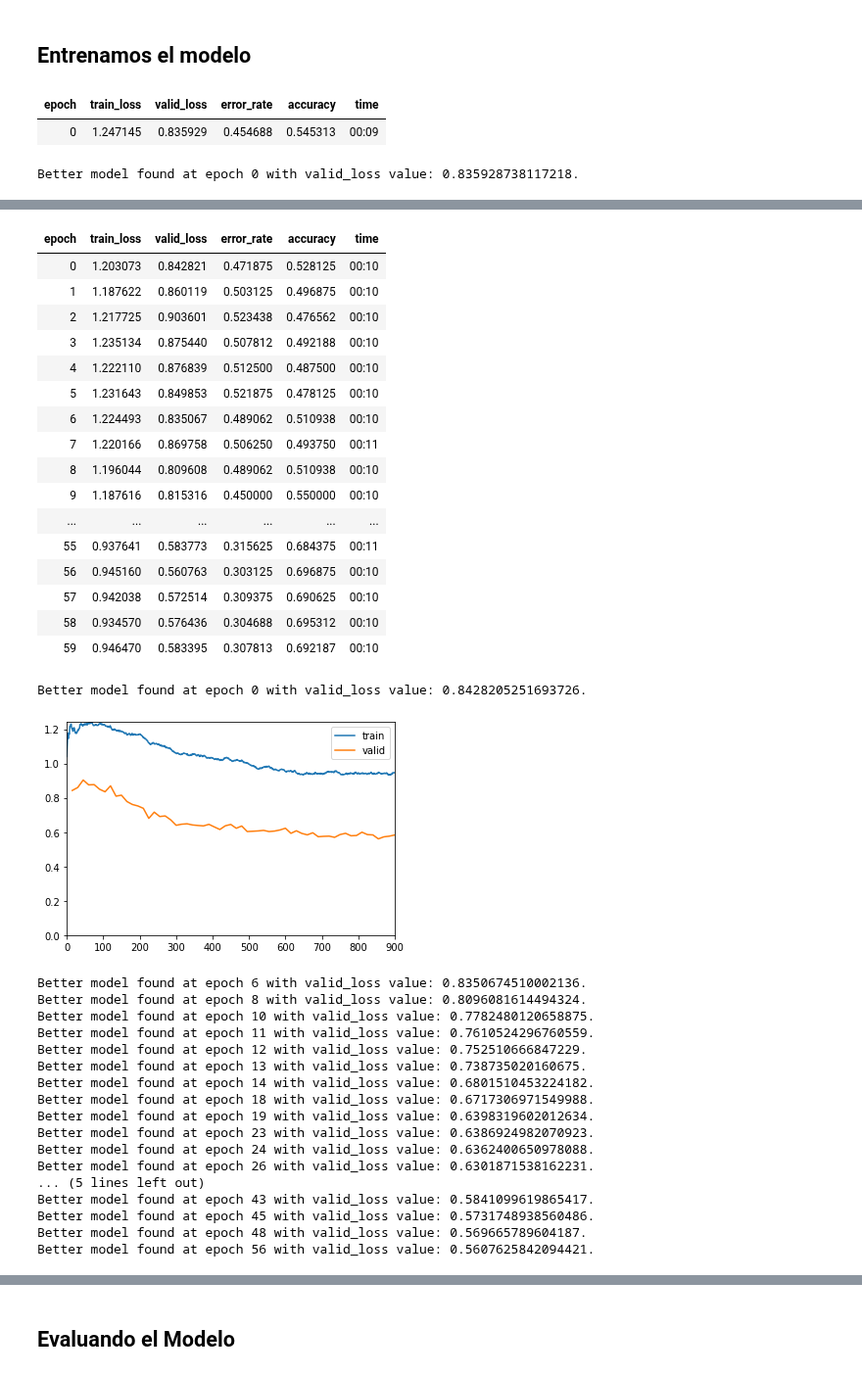
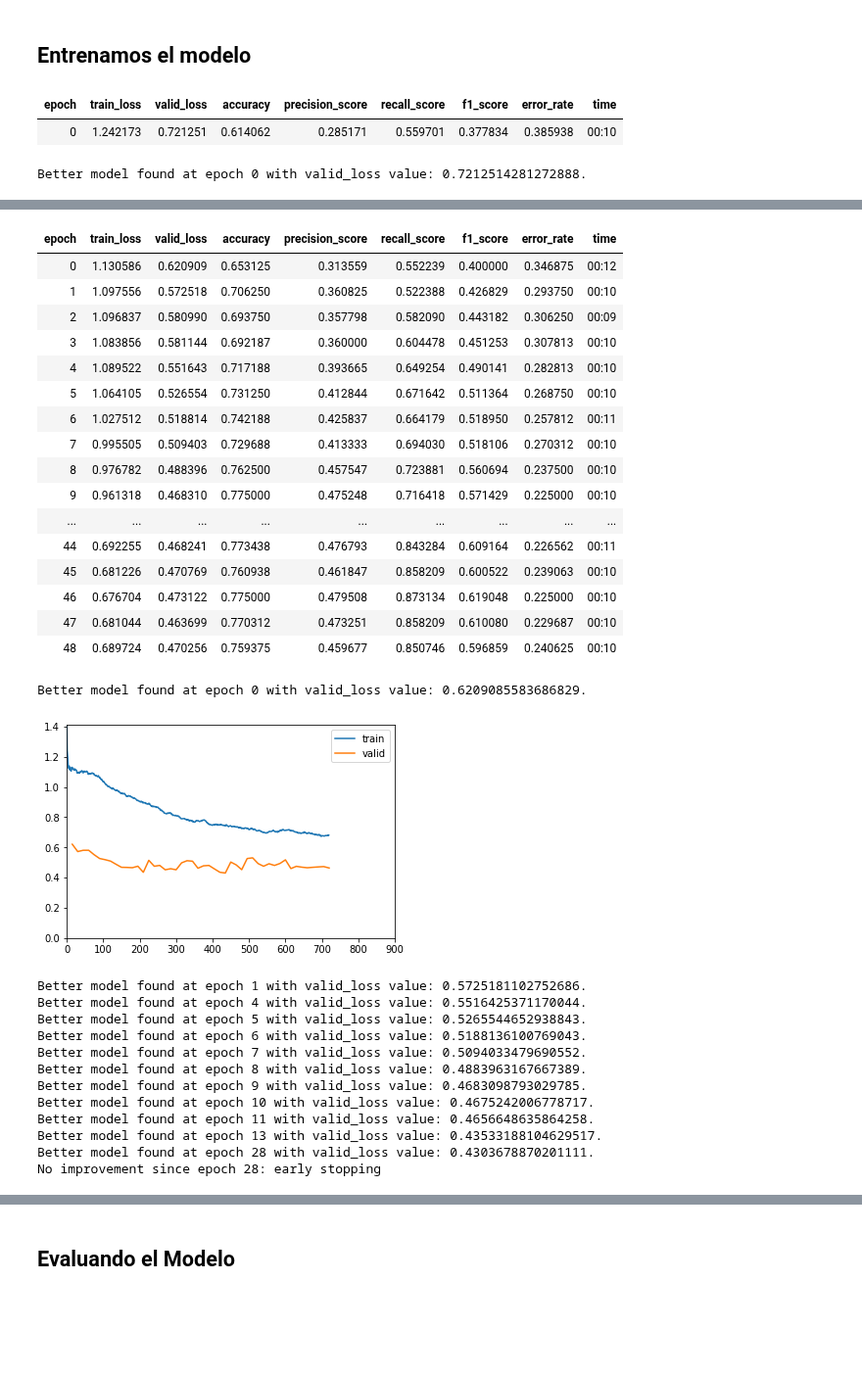
Before and after one commit to dirudiez/TFM_DiegoRudiez, a Jupyter notebook: Binario_CEL_inception_v3_BalanceoSklearn.ipynb, the cells around one changed output, grey strips where cells are left out. Shown at 98% size. Saved outputs shown, nothing was run; the diff lists cells and outputs as text; code cells hidden in the pictures; blank space fills up the shorter version.

```diff
--- a/Binario_CEL_inception_v3_BalanceoSklearn.ipynb
+++ b/Binario_CEL_inception_v3_BalanceoSklearn.ipynb
@@ -153,4 +151,5 @@ callbacks = [
     SaveModelCallback()
 ]
 # %%
-learn = timm_learner(dls, 'inception_v3', metrics=[error_rate, accuracy], cbs=callbacks)
+metrics = [ accuracy, Precision(), Recall(), F1Score(), error_rate ]
+learn = timm_learner(dls, 'inception_v3', metrics=metrics, cbs=callbacks).to_fp16()
@@ -163,8 +164,8 @@ SuggestedLRs(minimum=0.002754228748381138, steep=9.120108734350652e-05, valley=0
 # %% [markdown]
 ## Entrenamos el modelo
 # %%
-learn.fine_tune(60,base_lr=1e-5)
+learn.fine_tune(60,base_lr=1e-4)
 # %% [output]
-| epoch | train_loss | valid_loss | error_rate | accuracy | time |
-| 0 | 1.247145 | 0.835929 | 0.454688 | 0.545313 | 00:09 |
+| epoch | train_loss | valid_loss | accuracy | precision_score | recall_score | f1_score | error_rate | time |
+| 0 | 1.242173 | 0.721251 | 0.614062 | 0.285171 | 0.559701 | 0.377834 | 0.385938 | 00:10 |
-Better model found at epoch 0 with valid_loss value: 0.835928738117218.
+Better model found at epoch 0 with valid_loss value: 0.7212514281272888.
@@ -172,39 +173,34 @@ Better model found at epoch 0 with valid_loss value: 0.835928738117218.
-| epoch | train_loss | valid_loss | error_rate | accuracy | time |
-| 0 | 1.203073 | 0.842821 | 0.471875 | 0.528125 | 00:10 |
-| 1 | 1.187622 | 0.860119 | 0.503125 | 0.496875 | 00:10 |
-| 2 | 1.217725 | 0.903601 | 0.523438 | 0.476562 | 00:10 |
-| 3 | 1.235134 | 0.875440 | 0.507812 | 0.492188 | 00:10 |
-| 4 | 1.222110 | 0.876839 | 0.512500 | 0.487500 | 00:10 |
-| 5 | 1.231643 | 0.849853 | 0.521875 | 0.478125 | 00:10 |
-| 6 | 1.224493 | 0.835067 | 0.489062 | 0.510938 | 00:10 |
-| 7 | 1.220166 | 0.869758 | 0.506250 | 0.493750 | 00:11 |
-| 8 | 1.196044 | 0.809608 | 0.489062 | 0.510938 | 00:10 |
-| 9 | 1.187616 | 0.815316 | 0.450000 | 0.550000 | 00:10 |
-| ... | ... | ... | ... | ... | ... |
-| 55 | 0.937641 | 0.583773 | 0.315625 | 0.684375 | 00:11 |
-| 56 | 0.945160 | 0.560763 | 0.303125 | 0.696875 | 00:10 |
-| 57 | 0.942038 | 0.572514 | 0.309375 | 0.690625 | 00:10 |
-| 58 | 0.934570 | 0.576436 | 0.304688 | 0.695312 | 00:10 |
-| 59 | 0.946470 | 0.583395 | 0.307813 | 0.692187 | 00:10 |
+| epoch | train_loss | valid_loss | accuracy | precision_score | recall_score | f1_score | error_rate | time |
+| 0 | 1.130586 | 0.620909 | 0.653125 | 0.313559 | 0.552239 | 0.400000 | 0.346875 | 00:12 |
+| 1 | 1.097556 | 0.572518 | 0.706250 | 0.360825 | 0.522388 | 0.426829 | 0.293750 | 00:10 |
+| 2 | 1.096837 | 0.580990 | 0.693750 | 0.357798 | 0.582090 | 0.443182 | 0.306250 | 00:09 |
+| 3 | 1.083856 | 0.581144 | 0.692187 | 0.360000 | 0.604478 | 0.451253 | 0.307813 | 00:10 |
+| 4 | 1.089522 | 0.551643 | 0.717188 | 0.393665 | 0.649254 | 0.490141 | 0.282813 | 00:10 |
+| 5 | 1.064105 | 0.526554 | 0.731250 | 0.412844 | 0.671642 | 0.511364 | 0.268750 | 00:10 |
+| 6 | 1.027512 | 0.518814 | 0.742188 | 0.425837 | 0.664179 | 0.518950 | 0.257812 | 00:11 |
+| 7 | 0.995505 | 0.509403 | 0.729688 | 0.413333 | 0.694030 | 0.518106 | 0.270312 | 00:10 |
+| 8 | 0.976782 | 0.488396 | 0.762500 | 0.457547 | 0.723881 | 0.560694 | 0.237500 | 00:10 |
+| 9 | 0.961318 | 0.468310 | 0.775000 | 0.475248 | 0.716418 | 0.571429 | 0.225000 | 00:10 |
+| ... | ... | ... | ... | ... | ... | ... | ... | ... |
+| 44 | 0.692255 | 0.468241 | 0.773438 | 0.476793 | 0.843284 | 0.609164 | 0.226562 | 00:11 |
+| 45 | 0.681226 | 0.470769 | 0.760938 | 0.461847 | 0.858209 | 0.600522 | 0.239063 | 00:10 |
+| 46 | 0.676704 | 0.473122 | 0.775000 | 0.479508 | 0.873134 | 0.619048 | 0.225000 | 00:10 |
+| 47 | 0.681044 | 0.463699 | 0.770312 | 0.473251 | 0.858209 | 0.610080 | 0.229687 | 00:10 |
+| 48 | 0.689724 | 0.470256 | 0.759375 | 0.459677 | 0.850746 | 0.596859 | 0.240625 | 00:10 |
-Better model found at epoch 0 with valid_loss value: 0.8428205251693726.
+Better model found at epoch 0 with valid_loss value: 0.6209085583686829.
-[figure, old version]
+[figure, new version]
-Better model found at epoch 6 with valid_loss value: 0.8350674510002136.
-Better model found at epoch 8 with valid_loss value: 0.8096081614494324.
-Better model found at epoch 10 with valid_loss value: 0.7782480120658875.
-Better model found at epoch 11 with valid_loss value: 0.7610524296760559.
-Better model found at epoch 12 with valid_loss value: 0.752510666847229.
-Better model found at epoch 13 with valid_loss value: 0.738735020160675.
-Better model found at epoch 14 with valid_loss value: 0.6801510453224182.
-Better model found at epoch 18 with valid_loss value: 0.6717306971549988.
-Better model found at epoch 19 with valid_loss value: 0.6398319602012634.
-Better model found at epoch 23 with valid_loss value: 0.6386924982070923.
-Better model found at epoch 24 with valid_loss value: 0.6362400650978088.
-Better model found at epoch 26 with valid_loss value: 0.6301871538162231.
-... (5 lines left out)
-Better model found at epoch 43 with valid_loss value: 0.5841099619865417.
-Better model found at epoch 45 with valid_loss value: 0.5731748938560486.
-Better model found at epoch 48 with valid_loss value: 0.569665789604187.
-Better model found at epoch 56 with valid_loss value: 0.5607625842094421.
+Better model found at epoch 1 with valid_loss value: 0.5725181102752686.
+Better model found at epoch 4 with valid_loss value: 0.5516425371170044.
+Better model found at epoch 5 with valid_loss value: 0.5265544652938843.
+Better model found at epoch 6 with valid_loss value: 0.5188136100769043.
+Better model found at epoch 7 with valid_loss value: 0.5094033479690552.
+Better model found at epoch 8 with valid_loss value: 0.4883963167667389.
+Better model found at epoch 9 with valid_loss value: 0.4683098793029785.
+Better model found at epoch 10 with valid_loss value: 0.4675242006778717.
+Better model found at epoch 11 with valid_loss value: 0.4656648635864258.
+Better model found at epoch 13 with valid_loss value: 0.43533188104629517.
+Better model found at epoch 28 with valid_loss value: 0.4303678870201111.
+No improvement since epoch 28: early stopping
 # %%
 learn.show_results(max_n=12, figsize=(7,8))
 # %% [output]
```
Also changed, not shown: parts of 18 cells of this notebook.
